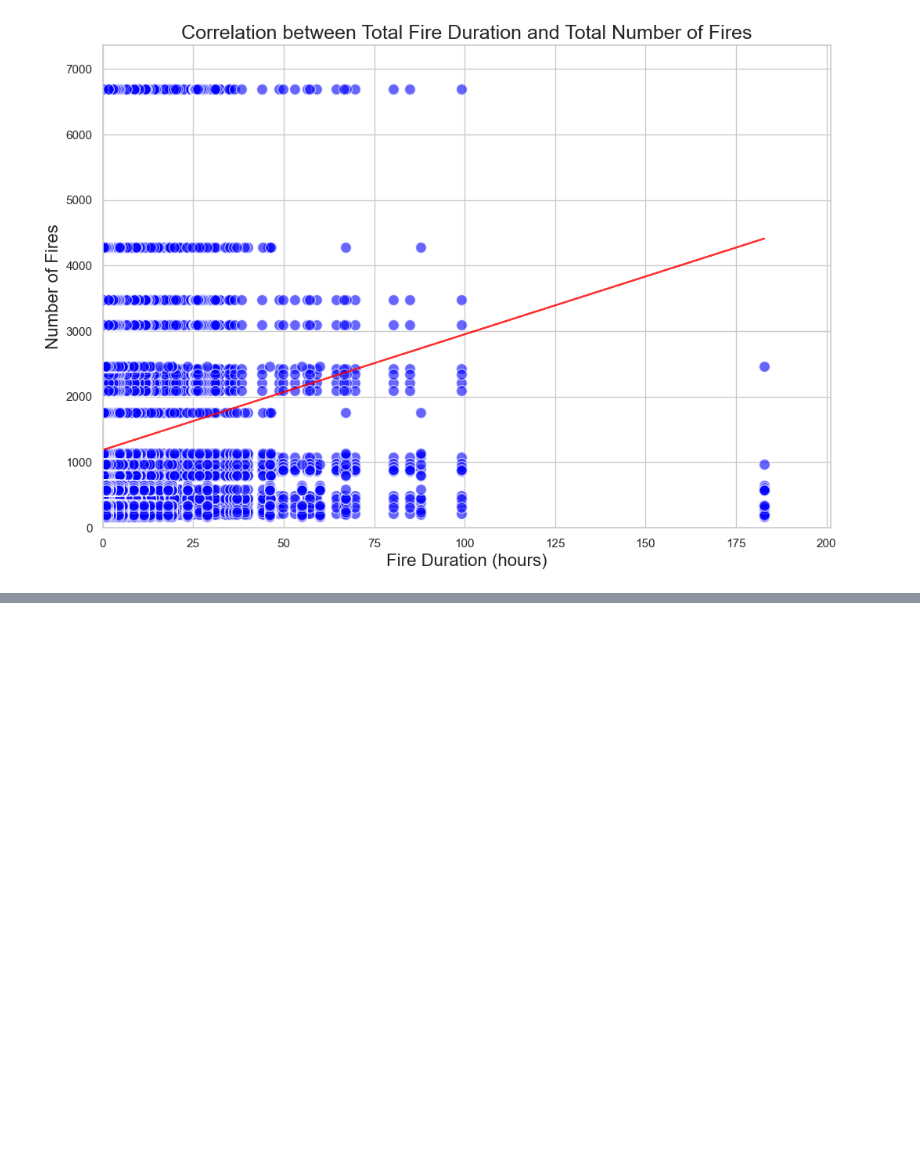
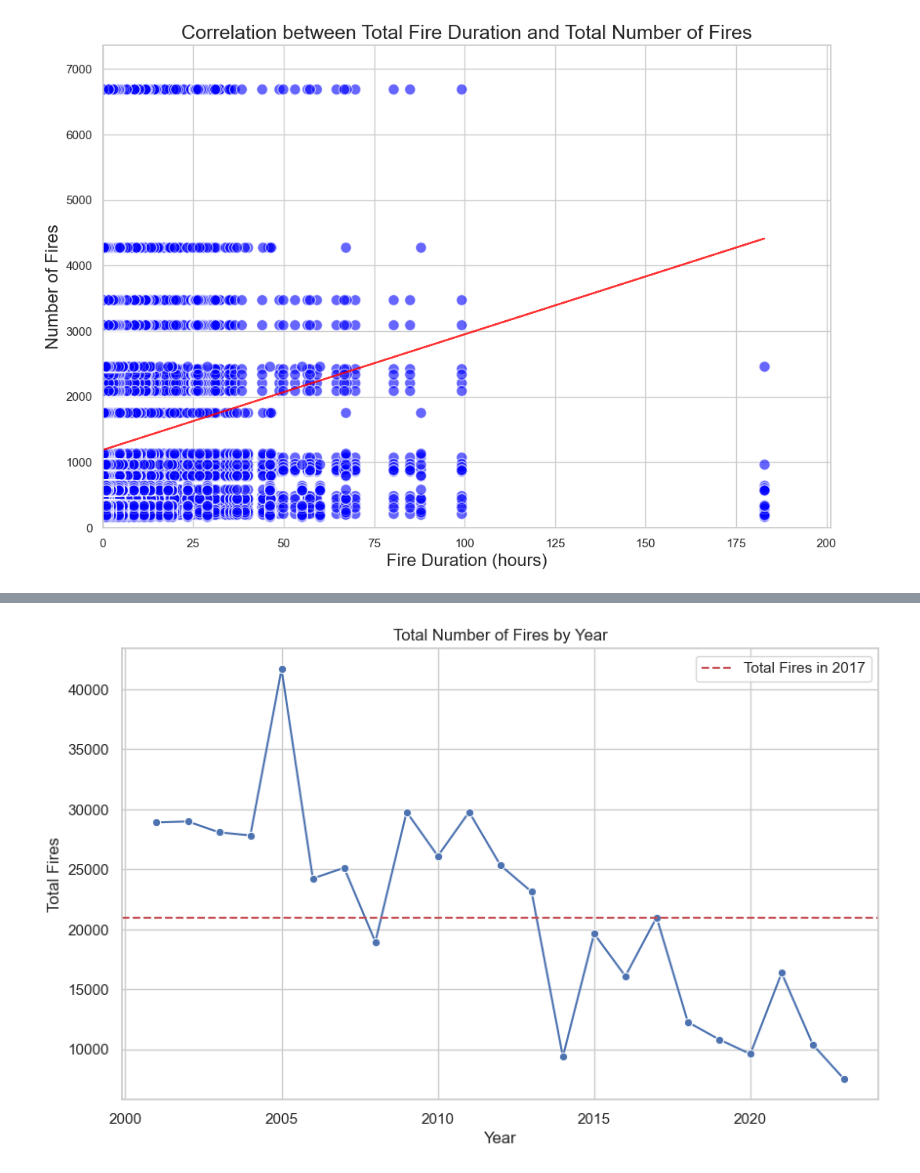
Before and after one commit to brunomfernandes45/fced_stats_project, a Jupyter notebook: phase2_exploration_visualization.ipynb, the cells around one changed output, grey strips where cells are left out. Drawn from its saved outputs; the diff is of its cells as text; code cells hidden in the pictures; blank space fills up the shorter version.

```diff
--- a/phase2_exploration_visualization.ipynb
+++ b/phase2_exploration_visualization.ipynb
@@ -665,3 +675,21 @@ def plot_total_correlation_between_fire_duration_and_number_of_fires(datasets):
 plot_total_correlation_between_fire_duration_and_number_of_fires(datasets)
 # %% [output]
 [figure]
+# %%
+# Assuming datasets['Estatisticas_PortugalContinent'] contains the necessary data
+# Group by year and calculate the total number of fires
+total_fires_by_year = datasets['Estatisticas_PortugalContinent'].groupby('Ano')['Num_IncendiosRurais'].sum().reset_index()
+
+# Print total fires by year for reference
+print("Total Fires by Year:")
+print(total_fires_by_year)
+
+# Set the total fires for 2017 as a reference
+fires_2017 = total_fires_by_year[total_fires_by_year['Ano'] == 2017]['Num_IncendiosRurais'].values[0]
+
+# Calculate the difference for subsequent years
+total_fires_by_year['Difference'] = total_fires_by_year['Num_IncendiosRurais'] - fires_2017
+
+# Print the differences to check for decreases
+print("Difference from 2017:")
+print(total_fires_by_year[['Ano', 'Difference']])
@@ -667,0 +714,12 @@ plot_total_correlation_between_fire_duration_and_number_of_fires(datasets)
+# %%
+plt.figure(figsize=(10, 6))
+sns.lineplot(data=total_fires_by_year, x='Ano', y='Num_IncendiosRurais', marker='o')
+plt.title('Total Number of Fires by Year')
+plt.xlabel('Year')
+plt.ylabel('Total Fires')
+plt.axhline(y=fires_2017, color='r', linestyle='--', label='Total Fires in 2017')
+plt.legend()
+plt.grid(True)
+plt.show()
+# %% [output]
+[figure, added]
```
Also changed, not shown: parts of 10 cells of this notebook.
